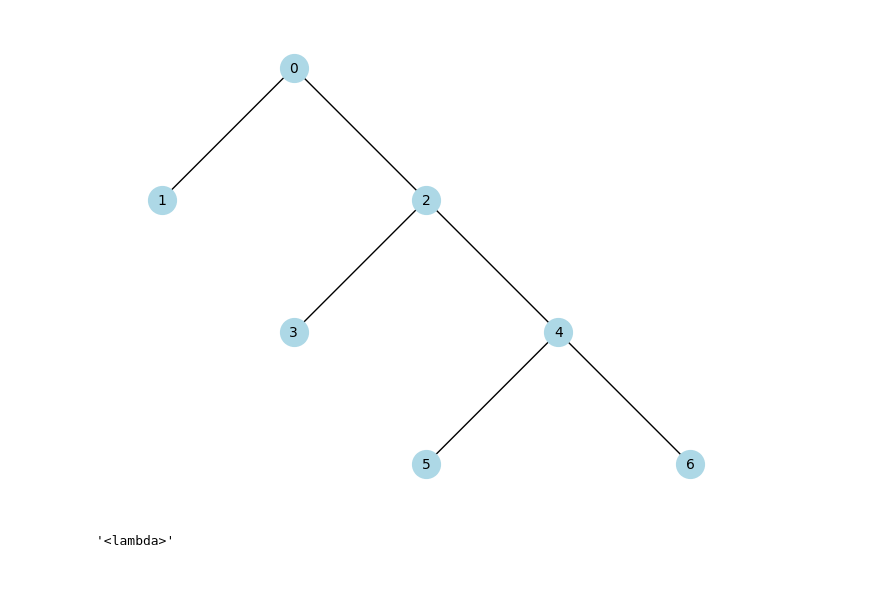
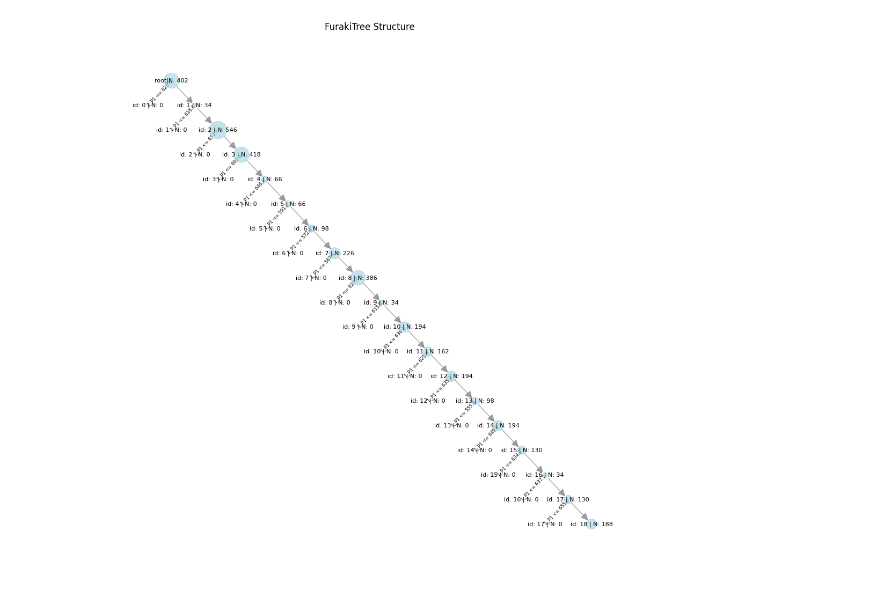
Before and after one commit to MartinaZan/FURAKI-2, a Jupyter notebook: test.ipynb, the cells around one changed output. Drawn from its saved outputs; the diff is of its cells as text; code cells hidden in the pictures.

```diff
--- a/test.ipynb
+++ b/test.ipynb
@@ -6,7 +6,11 @@ import matplotlib.pyplot as plt
 from experiments.config import PolimiHouse, ARAS, VanKastareen, DAMADICS, CovtFD, scoring
 from src.furaki.tree import FurakiTree
 # %%
-params = CovtFD
+# params = PolimiHouse
+# params = ARAS
+# params = VanKastareen
+params = DAMADICS
+# params = CovtFD
 # %%
 df = pd.read_csv(params.get('dataset'))
 y = df.drifting.to_list()
@@ -46,27 +50,50 @@ def hierarchy_pos_centered(G, root=None, x=0, y=0, dx=1.0, dy=1.0, pos=None, lev
         pos[root] = ((min_x + max_x) / 2, y)
 
     return pos
-
-# --- Plot of the tree ---
-
-a = tree.to_networkx()
-root = [n for n,d in a.in_degree() if d==0][0]
-pos = hierarchy_pos_centered(a, root=root, x=0, y=0, dx=1.0, dy=1.5)
-
-plt.figure()
-nx.draw(
-    a,
-    pos=pos,
-    with_labels=True,
-    arrows=False,
-    node_size=400,
-    node_color='lightblue',
-    font_size=10
-)
-plt.show()
-# %% [output]
-[figure, removed]
-# %%
-tree.get_nodes()[0].features_all[0][2].__name__
-# %% [output]
-'<lambda>'
+# %%
+G = tree.to_networkx()
+root = [n for n,d in G.in_degree() if d==0][0]
+pos = hierarchy_pos_centered(G, root=root, x=0, y=0, dx=1.0, dy=1.5)
+
+# Create the plot
+plt.figure(figsize=(10,10))
+
+# Extract node information
+node_sizes = []
+node_colors = []
+node_labels = {}
+
+for node_id in G.nodes():
+    node_data = G.nodes[node_id]
+
+    # Size based on sample count
+    size = node_data.get('size', 1) #* 10
+    node_sizes.append(size)
+
+    # Clean label
+    label = node_data.get('label', '').replace('{', '').replace('}', '')
+    node_labels[node_id] = label
+
+# Draw the tree
+nx.draw(G, pos,
+        node_size=node_sizes,
+        node_color='lightblue',
+        with_labels=False,
+        arrows=True,
+        arrowsize=20,
+        edge_color='gray',
+        alpha=0.7)
+
+# Add labels
+nx.draw_networkx_labels(G, pos, node_labels, font_size=8)
+
+# Add edge labels (split conditions)
+edge_labels = nx.get_edge_attributes(G, 'label')
+nx.draw_networkx_edge_labels(G, pos, edge_labels, font_size=6)
+
+plt.title("FurakiTree Structure")
+plt.axis('off')
+plt.tight_layout()
+plt.show()
+# %% [output]
+[figure, added]
```
Also changed, not shown: parts of 2 cells of this notebook, 3 other files.
